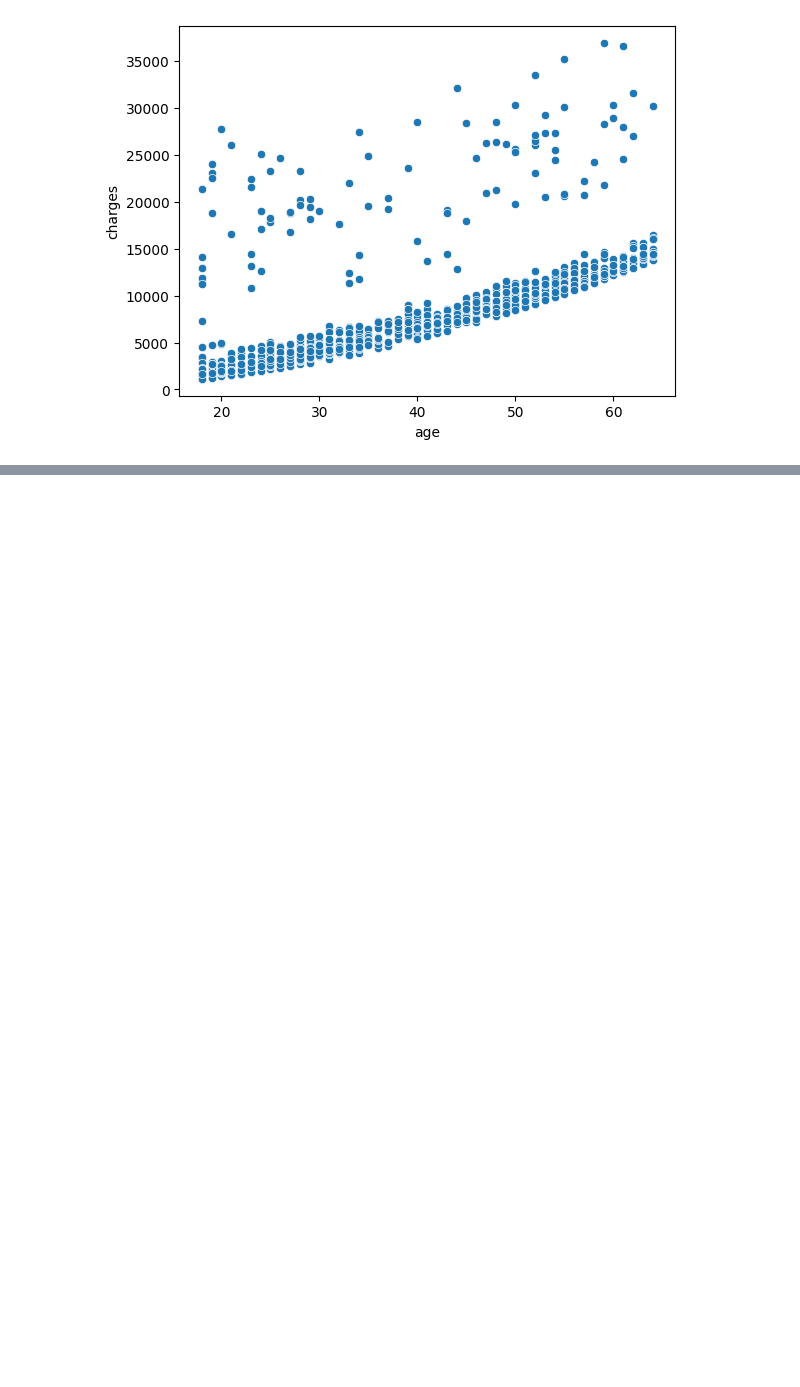
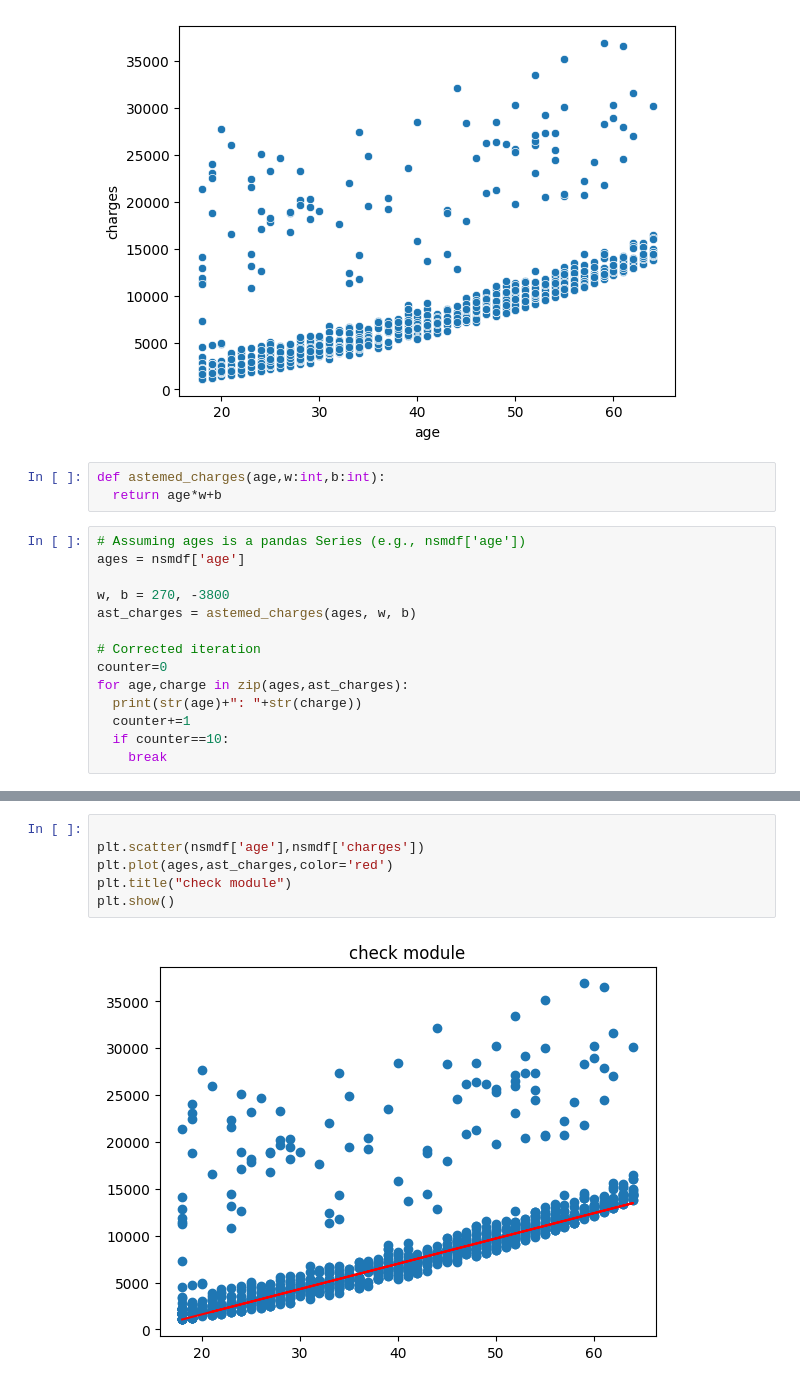
Before and after one commit to abolfazlshahsavaryyy/sklearn, a Jupyter notebook: sklearn.ipynb, the cells around one changed output, grey strips where cells are left out. Cells and saved outputs as stored; diff of their text form; blank space fills up the shorter version.

Commit message:
simple module

```diff
--- a/sklearn.ipynb
+++ b/sklearn.ipynb
@@ -189,3 +189,20 @@ sns.scatterplot(data=nsmdf,x='age',y='charges')
 # %% [output]
 <Axes: xlabel='age', ylabel='charges'>
 [figure]
+# %%
+def astemed_charges(age,w:int,b:int):
+  return age*w+b
+# %%
+# Assuming ages is a pandas Series (e.g., nsmdf['age'])
+ages = nsmdf['age']
+
+w, b = 270, -3800
+ast_charges = astemed_charges(ages, w, b)
+
+# Corrected iteration
+counter=0
+for age,charge in zip(ages,ast_charges):
+  print(str(age)+": "+str(charge))
+  counter+=1
+  if counter==10:
+    break
@@ -191,0 +220,8 @@ sns.scatterplot(data=nsmdf,x='age',y='charges')
+# %%
+
+plt.scatter(nsmdf['age'],nsmdf['charges'])
+plt.plot(ages,ast_charges,color='red')
+plt.title("check module")
+plt.show()
+# %% [output]
+[figure, added]
```
Also changed, not shown: parts of 8 cells of this notebook.
